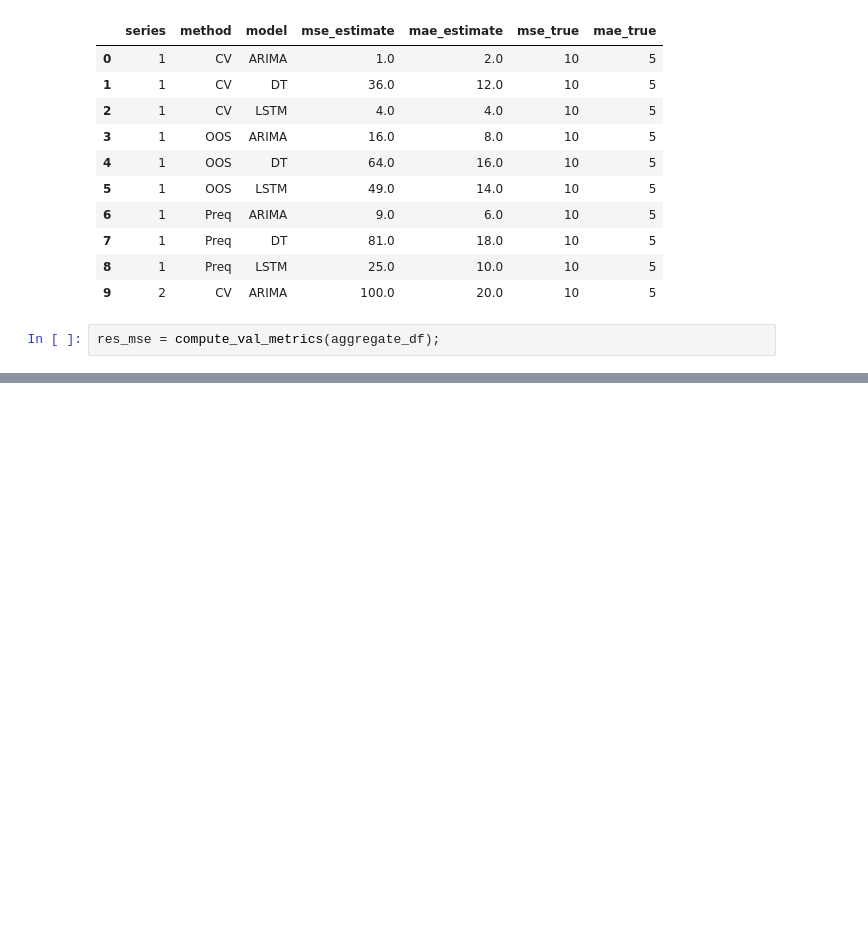
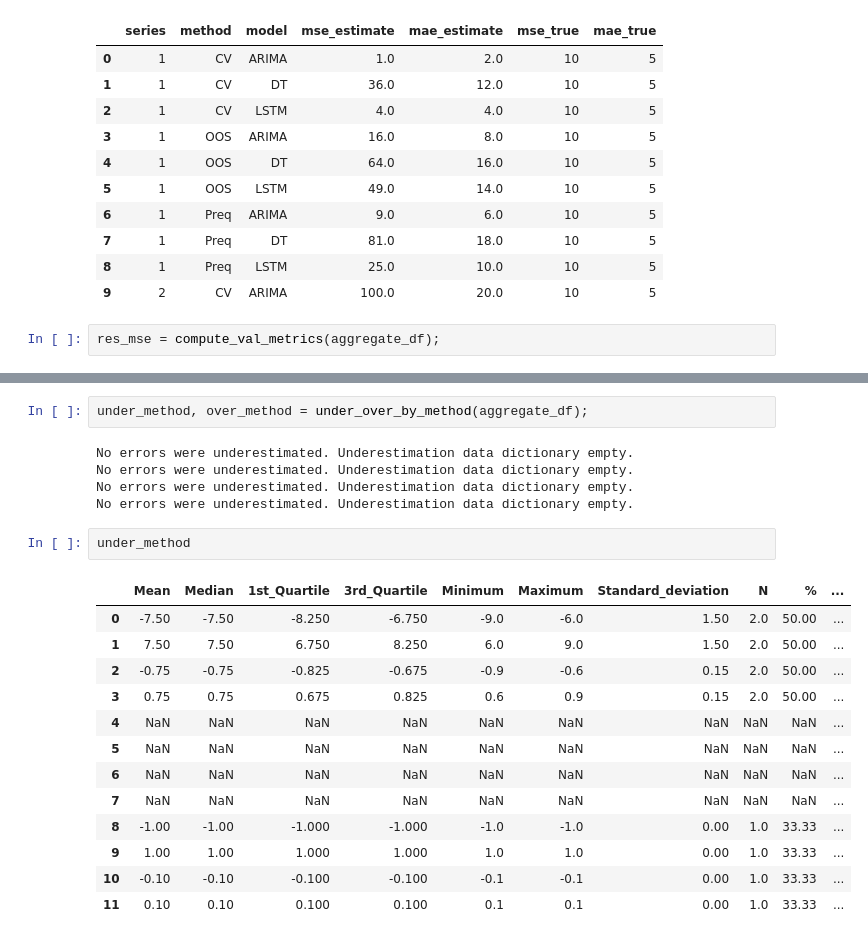
Before and after one commit to MiguelLoureiro98/timecave, a Jupyter notebook: experiments/test.ipynb, the cells around one changed output, grey strips where cells are left out. Saved outputs shown, nothing was run; the diff lists cells and outputs as text; blank space fills up the shorter version.

```diff
--- a/experiments/test.ipynb
+++ b/experiments/test.ipynb
@@ -114,0 +183,23 @@ res_mse
+# %%
+under_method, over_method = under_over_by_method(aggregate_df);
+# %% [output]
+No errors were underestimated. Underestimation data dictionary empty.
+No errors were underestimated. Underestimation data dictionary empty.
+No errors were underestimated. Underestimation data dictionary empty.
+No errors were underestimated. Underestimation data dictionary empty.
+# %%
+under_method
+# %% [output]
+|  | Mean | Median | 1st_Quartile | 3rd_Quartile | Minimum | Maximum | Standard_deviation | N | % | ... |
+| 0 | -7.50 | -7.50 | -8.250 | -6.750 | -9.0 | -6.0 | 1.50 | 2.0 | 50.00 | ... |
+| 1 | 7.50 | 7.50 | 6.750 | 8.250 | 6.0 | 9.0 | 1.50 | 2.0 | 50.00 | ... |
+| 2 | -0.75 | -0.75 | -0.825 | -0.675 | -0.9 | -0.6 | 0.15 | 2.0 | 50.00 | ... |
+| 3 | 0.75 | 0.75 | 0.675 | 0.825 | 0.6 | 0.9 | 0.15 | 2.0 | 50.00 | ... |
+| 4 | NaN | NaN | NaN | NaN | NaN | NaN | NaN | NaN | NaN | ... |
+| 5 | NaN | NaN | NaN | NaN | NaN | NaN | NaN | NaN | NaN | ... |
+| 6 | NaN | NaN | NaN | NaN | NaN | NaN | NaN | NaN | NaN | ... |
+| 7 | NaN | NaN | NaN | NaN | NaN | NaN | NaN | NaN | NaN | ... |
+| 8 | -1.00 | -1.00 | -1.000 | -1.000 | -1.0 | -1.0 | 0.00 | 1.0 | 33.33 | ... |
+| 9 | 1.00 | 1.00 | 1.000 | 1.000 | 1.0 | 1.0 | 0.00 | 1.0 | 33.33 | ... |
+| 10 | -0.10 | -0.10 | -0.100 | -0.100 | -0.1 | -0.1 | 0.00 | 1.0 | 33.33 | ... |
+| 11 | 0.10 | 0.10 | 0.100 | 0.100 | 0.1 | 0.1 | 0.00 | 1.0 | 33.33 | ... |
```
Also changed, not shown: parts of 16 cells of this notebook, 1 other file.
